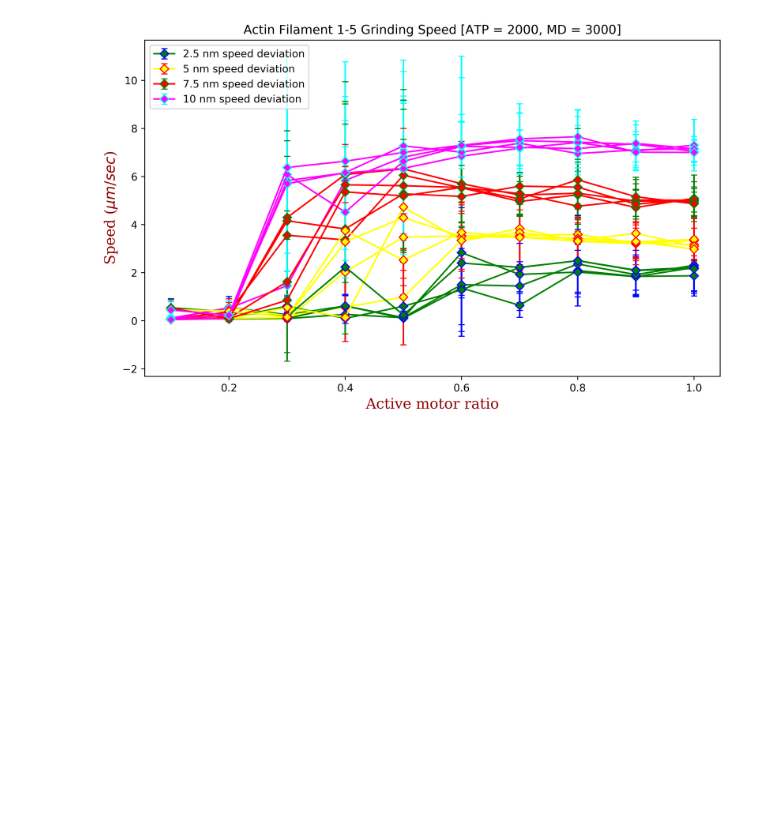
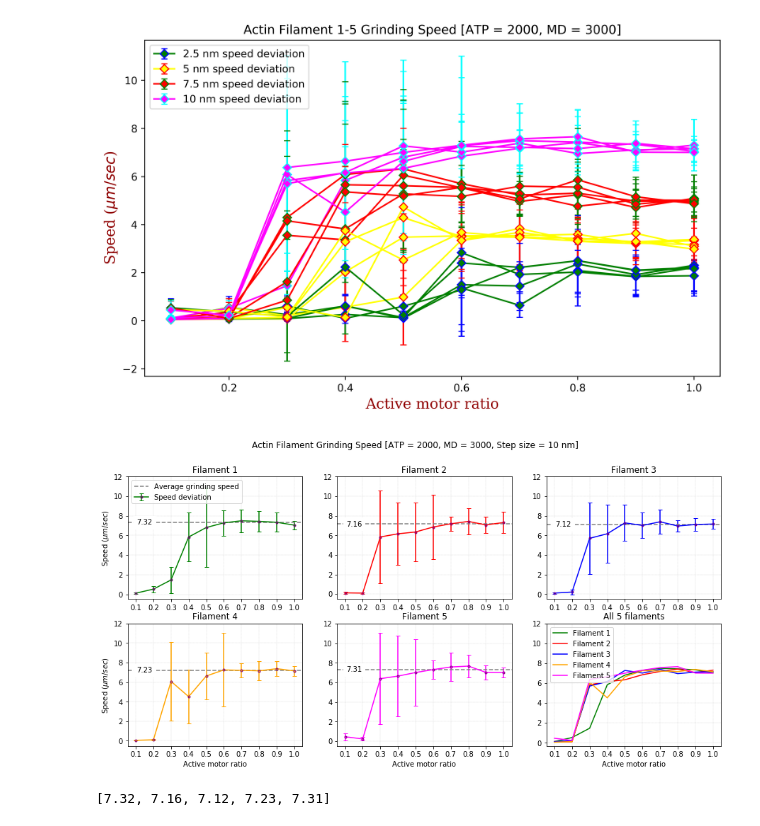
Before and after one commit to SamMachariaPhD/simulate201819, a Jupyter notebook: AFsSpeeds.ipynb, the cells around one changed output. Saved outputs shown, nothing was run; the diff lists cells and outputs as text; code cells hidden in the pictures; blank space fills up the shorter version.

Commit message:
Filament speed update

```diff
--- a/AFsSpeeds.ipynb
+++ b/AFsSpeeds.ipynb
@@ -78,3 +78,83 @@ plt.title('Actin Filament 1-5 Grinding Speed [ATP = 2000, MD = 3000]'); plt.lege
 plt.savefig('AFsSpeeds_allseed.svg',bbox_inches='tight', format='svg',dip=300)
 # %% [output]
 [figure]
+# %%
+plt.figure(figsize=(15,7))
+plt.axis('tight')
+plt.suptitle('Actin Filament Grinding Speed [ATP = 2000, MD = 3000, Step size = 10 nm]')
+
+plt.subplot(2,3,1)
+plt.errorbar(x,y4,yerr=dev4, mec='purple', capsize=3, marker='.',color='green',label='Speed deviation')
+y4m = np.round(y4[5:].mean(),2)
+plt.axhline(y4m, linestyle='--', color='gray', label='Average grinding speed')
+plt.text(0.15,y4m, str(y4m), va='center', ha='center', backgroundcolor='w')
+plt.title('Filament 1')
+plt.ylabel('Speed ($\mu m/sec$)')
+plt.legend(loc='upper left')
+plt.xticks(np.arange(0.1,1.1,step=0.1))
+plt.yticks(np.arange(0,13,step=2))
+plt.grid(color='gray',which='both',linestyle=':',linewidth=0.25)
+
+plt.subplot(2,3,2)
+plt.errorbar(x,y8,yerr=dev8, mec='purple', capsize=3, marker='.',color='red',label=None)
+y8m = np.round(y8[5:].mean(),2)
+plt.axhline(y8m, linestyle='--', color='gray', label=None)
+plt.text(0.15,y8m, str(y8m), va='center', ha='center', backgroundcolor='w')
+plt.title('Filament 2')
+plt.xticks(np.arange(0.1,1.1,step=0.1))
+plt.yticks(np.arange(0,13,step=2))
+plt.grid(color='gray',which='both',linestyle=':',linewidth=0.25)
+
+plt.subplot(2,3,3)
+plt.errorbar(x,y12,yerr=dev12, mec='purple', capsize=3, marker='.',color='blue',label=None)
+y12m = np.round(y12[5:].mean(),2)
+plt.axhline(y12m, linestyle='--', color='gray', label=None)
+plt.text(0.15,y12m, str(y12m), va='center', ha='center', backgroundcolor='w')
+plt.title('Filament 3')
+plt.xticks(np.arange(0.1,1.1,step=0.1))
+plt.yticks(np.arange(0,13,step=2))
+plt.grid(color='gray',which='both',linestyle=':',linewidth=0.25)
+
+plt.subplot(2,3,4)
+plt.errorbar(x,y16,yerr=dev16, mec='purple', capsize=3, marker='.',color='orange',label=None)
+y16m = np.round(y16[5:].mean(),2)
+plt.axhline(y16m, linestyle='--', color='gray', label=None)
+plt.text(0.15,y16m, str(y16m), va='center', ha='center', backgroundcolor='w')
+plt.title('Filament 4')
+plt.xlabel('Active motor ratio')
+plt.ylabel('Speed ($\mu m/sec$)')
+plt.xticks(np.arange(0.1,1.1,step=0.1))
+plt.yticks(np.arange(0,13,step=2))
+plt.grid(color='gray',which='both',linestyle=':',linewidth=0.25)
+
+plt.subplot(2,3,5)
+plt.errorbar(x,y20,yerr=dev20, mec='purple', capsize=3, marker='.',color='magenta',label='magenta')
+y20m = np.round(y20[5:].mean(),2)
+plt.axhline(y20m, linestyle='--', color='gray', label=None)
+plt.text(0.15,y20m, str(y20m), va='center', ha='center', backgroundcolor='w')
+plt.title('Filament 5')
+plt.xlabel('Active motor ratio')
+plt.xticks(np.arange(0.1,1.1,step=0.1))
+plt.yticks(np.arange(0,13,step=2))
+plt.grid(color='gray',which='both',linestyle=':',linewidth=0.25)
+
+plt.subplot(2,3,6)
+plt.plot(x,y4,color='green',label='Filament 1')
+plt.plot(x,y8,color='red',label='Filament 2')
+plt.plot(x,y12,color='blue',label='Filament 3')
+plt.plot(x,y16,color='orange',label='Filament 4')
+plt.plot(x,y20,color='magenta',label='Filament 5')
+plt.title('All 5 filaments')
+plt.xlabel('Active motor ratio')
+plt.xticks(np.arange(0.1,1.1,step=0.1))
+plt.yticks(np.arange(0,13,step=2))
+plt.grid(color='gray',which='both',linestyle=':',linewidth=0.25)
+plt.legend(loc='upper left')
+
+plt.savefig('10nmFilament.svg',fmt='svg',dip=500,bbox_inches='tight')
+# %% [output]
+[figure, added]
+# %%
+[np.round(y4[5:].mean(),2), np.round(y8[5:].mean(),2), np.round(y12[5:].mean(),2), np.round(y16[5:].mean(),2), np.round(y20[5:].mean(),2)]
+# %% [output]
+[7.32, 7.16, 7.12, 7.23, 7.31]
```
Also changed, not shown: parts of 3 cells of this notebook.
